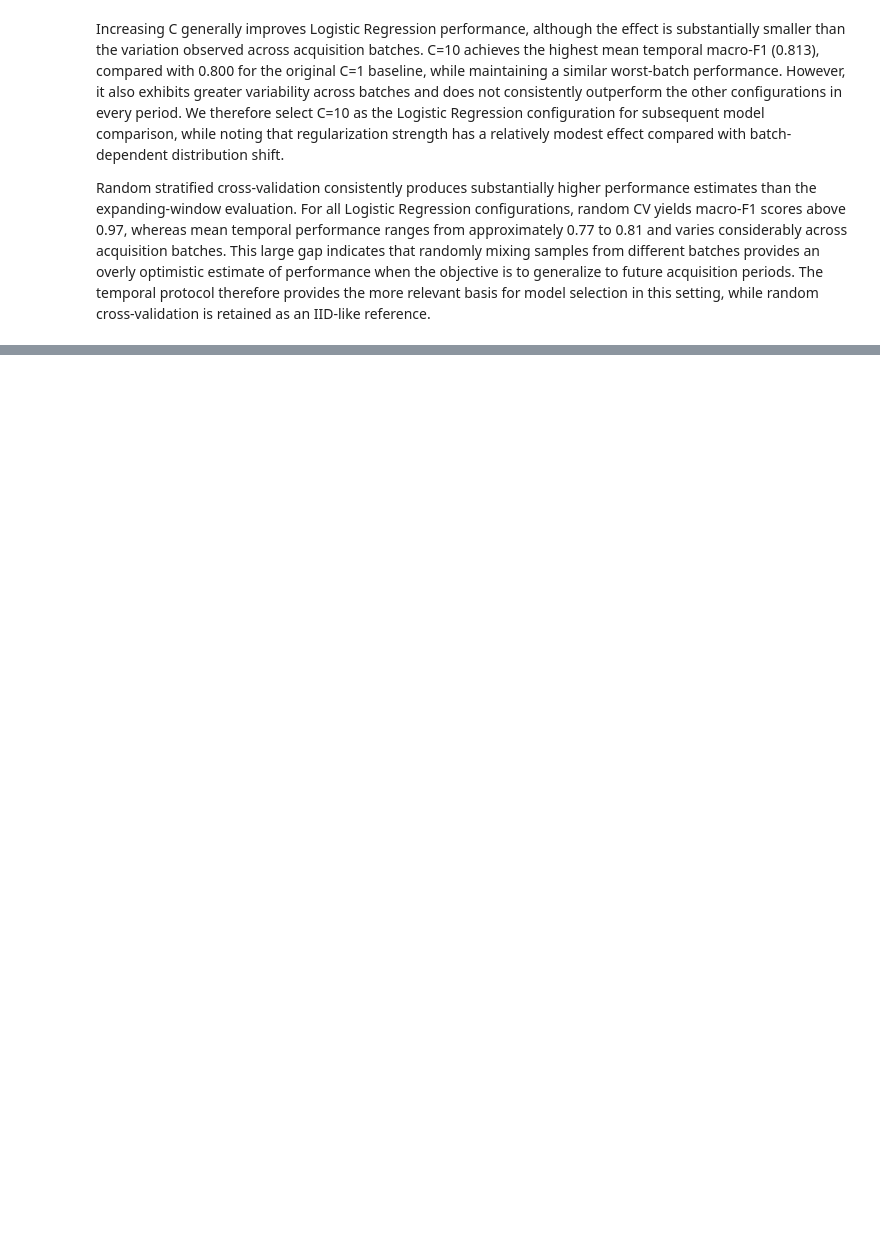
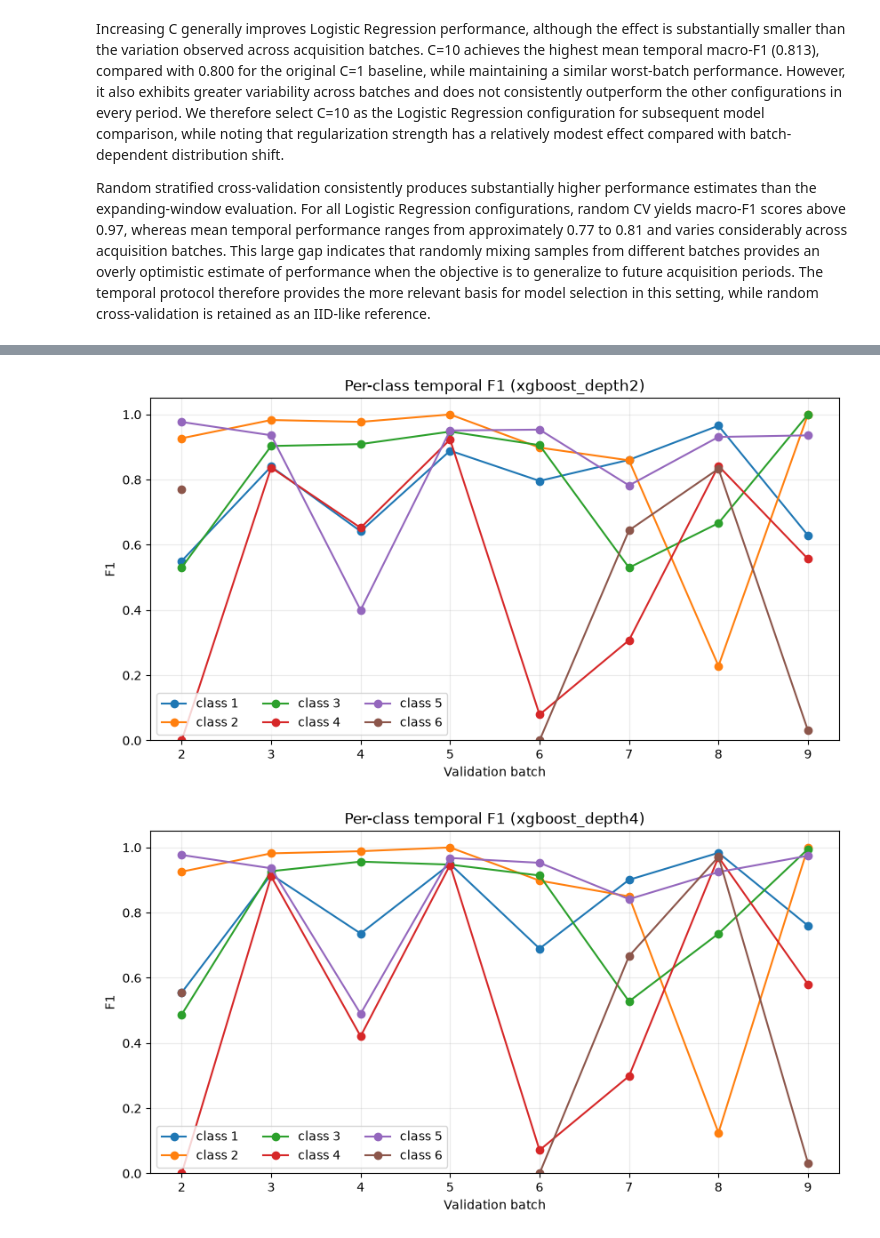
Before and after one commit to adrianfeijoo/gas-sensor-drift-classification, a Jupyter notebook: notebooks/02_model_evaluation.ipynb, the cells around one changed output, grey strips where cells are left out. Cells and saved outputs as stored; diff of their text form; code cells hidden in the pictures; blank space fills up the shorter version.

```diff
--- a/notebooks/02_model_evaluation.ipynb
+++ b/notebooks/02_model_evaluation.ipynb
@@ -480,0 +671,7 @@ Random stratified cross-validation consistently produces substantially higher pe
+# %%
+plot_temporal_class_f1(
+    xgboost_results
+)
+# %% [output]
+[figure, added]
+[figure, added]
```
Also changed, not shown: parts of 23 cells of this notebook.
